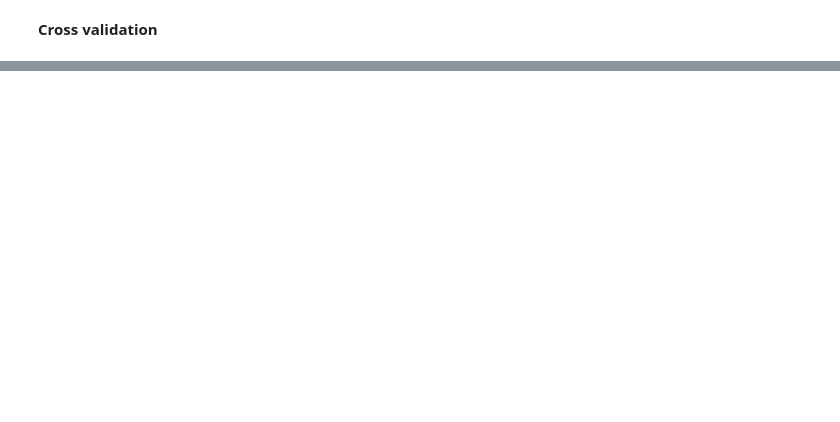
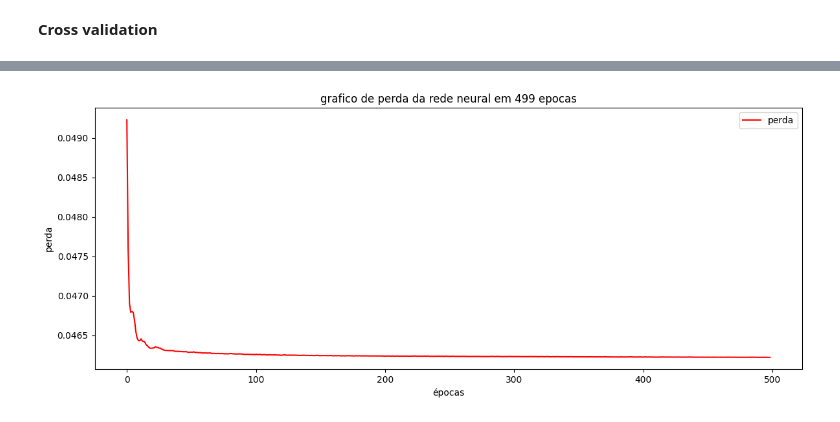
Before and after one commit to WesleySouza13/Projeto-Risco-de-Credito---Desenrola-Brasil, a Jupyter notebook: notebooks/notebook.ipynb, the cells around one changed output, grey strips where cells are left out. Saved outputs shown, nothing was run; the diff lists cells and outputs as text; code cells hidden in the pictures; blank space fills up the shorter version.

Commit message:
treino1 rede neural

```diff
--- a/notebooks/notebook.ipynb
+++ b/notebooks/notebook.ipynb
@@ -879,0 +916,7 @@ cross validate - r2 score
+# %%
+if scipy.sparse.issparse(y_train_res):
+    y_train_res = y_train_res.toarray()
+# %%
+#transformando variaveis em tensor
+x_tensor = torch.Tensor(x_train_res)
+y_tensor = torch.Tensor(y_train_res).long()
@@ -879,0 +927,23 @@ cross validate - r2 score
+# %%
+#escolhendo criterio para erro e optimizer
+criterion = nn.MSELoss()
+optimizer = optim.Adam(model_torch.parameters(), lr=0.001)
+# %%
+#treinamento da rede neural
+print(40*'---')
+print('loop treinamento da rede neural')
+print(40*'---')
+losses_list = []
+for epoch in range(1,500):
+    model_torch.train()
+    torch_pred = model_torch.forward(x_tensor)
+    torch_pred = torch_pred.float()
+    y_tensor = y_tensor.float()
+    loss = criterion(torch_pred, y_tensor)
+
+    optimizer.zero_grad()
+    loss.backward()
+    optimizer.step()
+
+    losses_list.append(loss.item())
+    print(f'época: {epoch} e perda: {loss}')
@@ -879,0 +968,12 @@ cross validate - r2 score
+# %%
+#plotando grafico de perdas
+plt.figure(figsize=(12,5))
+plt.title(f'grafico de perda da rede neural em {epoch} epocas')
+sns.lineplot(losses_list, color='red', label='perda')
+plt.xlabel('épocas')
+plt.ylabel('perda')
+plt.tight_layout()
+plt.legend()
+plt.show()
+# %% [output]
+[figure, added]
```
Also changed, not shown: parts of 28 cells of this notebook, 2 other files.
